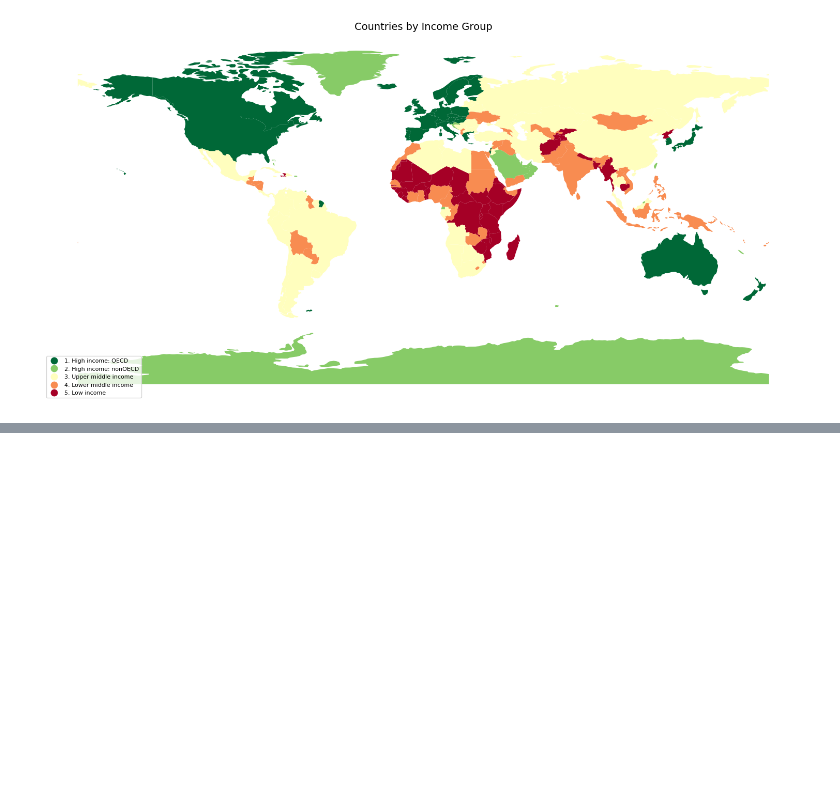
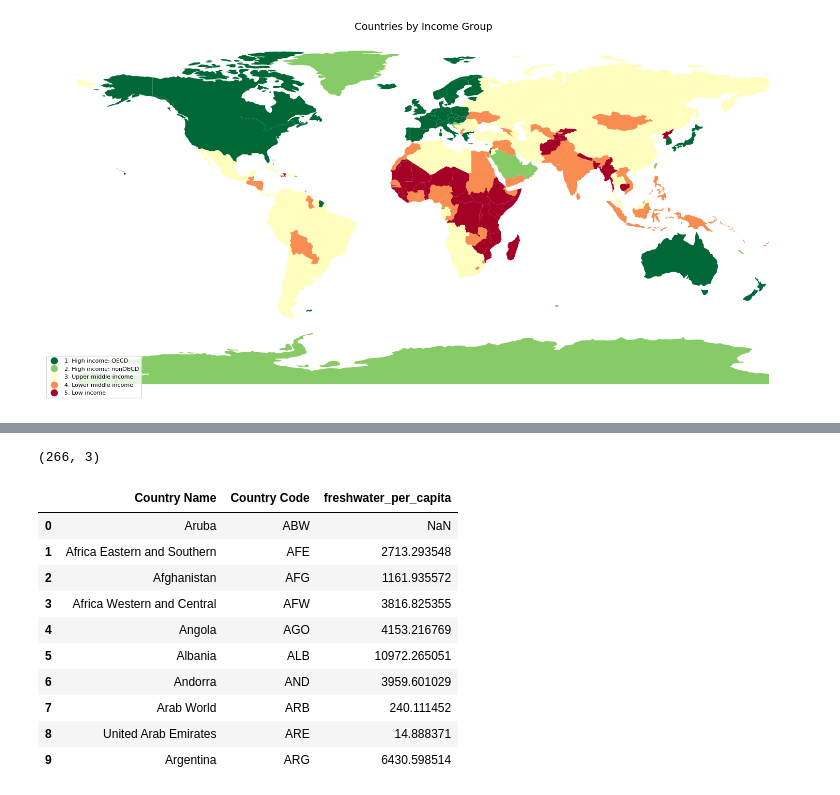
Before and after one commit to SumanaMurugan/space-to-earth-ag, a Jupyter notebook: 01_exploration.ipynb, the cells around one changed output, grey strips where cells are left out. Cells and saved outputs as stored; diff of their text form; code cells hidden in the pictures; blank space fills up the shorter version.

```diff
--- a/01_exploration.ipynb
+++ b/01_exploration.ipynb
@@ -97,0 +101,23 @@ plt.show()
+# %%
+# Keep only the columns we need
+water = water_raw[['Country Name', 'Country Code']].copy()
+
+# Get the most recent non-null value for each country across all year columns
+year_cols = [col for col in water_raw.columns if col.isdigit()]
+water['freshwater_per_capita'] = water_raw[year_cols].apply(lambda row: row.dropna().iloc[-1] if row.dropna().any() else None, axis=1)
+
+print(water.shape)
+water.head(10)
+# %% [output]
+(266, 3)
+|  | Country Name | Country Code | freshwater_per_capita |
+| 0 | Aruba | ABW | NaN |
+| 1 | Africa Eastern and Southern | AFE | 2713.293548 |
+| 2 | Afghanistan | AFG | 1161.935572 |
+| 3 | Africa Western and Central | AFW | 3816.825355 |
+| 4 | Angola | AGO | 4153.216769 |
+| 5 | Albania | ALB | 10972.265051 |
+| 6 | Andorra | AND | 3959.601029 |
+| 7 | Arab World | ARB | 240.111452 |
+| 8 | United Arab Emirates | ARE | 14.888371 |
+| 9 | Argentina | ARG | 6430.598514 |
```
Also changed, not shown: parts of 5 cells of this notebook, 5 other files.
